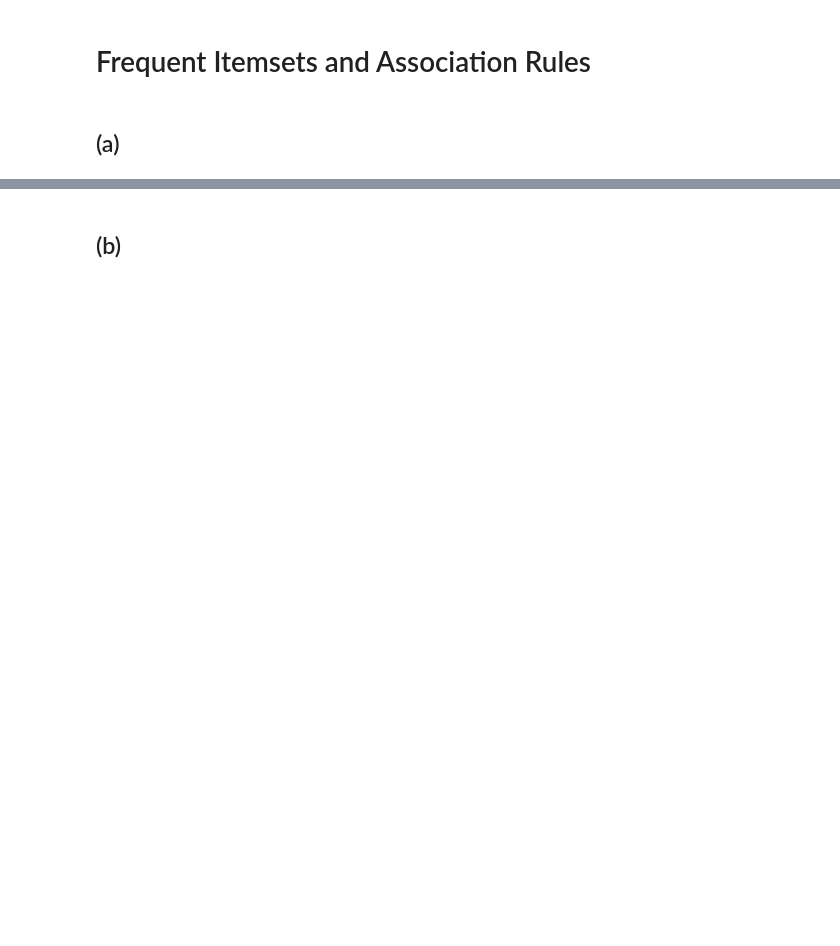
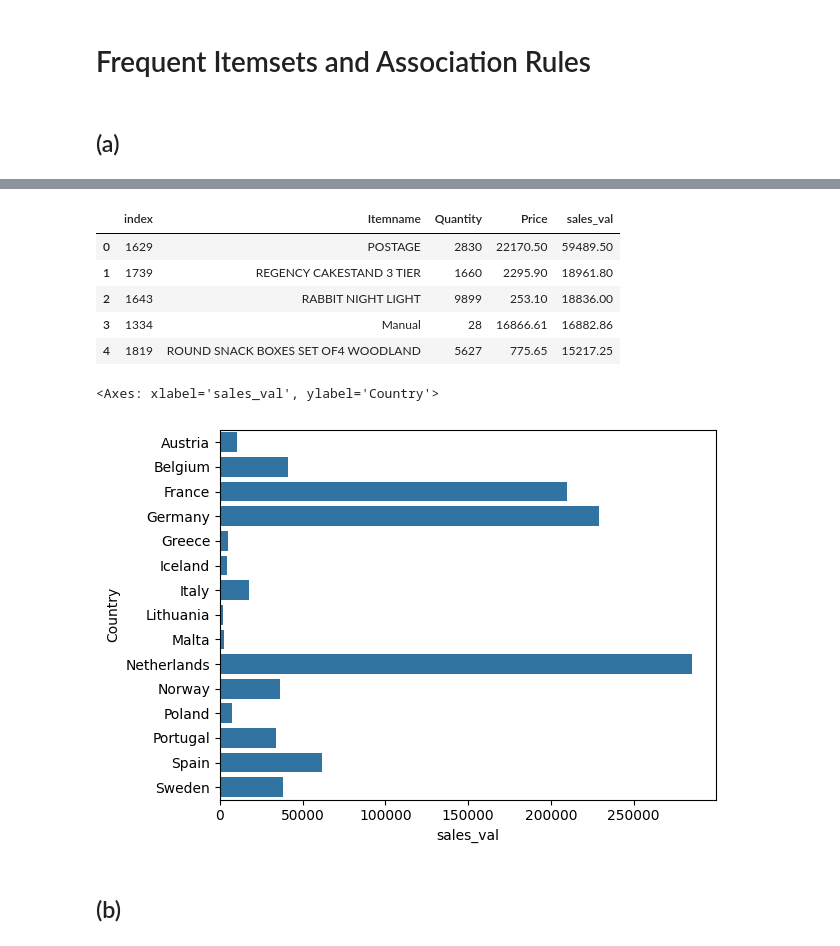
Before and after one commit to dxvidnrt/DataScience, a Jupyter notebook: assign2/01_frequent_itemsets_and_association_rules.ipynb, the cells around one changed output, grey strips where cells are left out. Drawn from its saved outputs; the diff is of its cells as text; code cells hidden in the pictures; blank space fills up the shorter version.

```diff
--- a/assign2/01_frequent_itemsets_and_association_rules.ipynb
+++ b/assign2/01_frequent_itemsets_and_association_rules.ipynb
@@ -13,5 +41,26 @@ display(data.info())
 # %%
 # Your code here
+sales_val = data.copy()
+
+sales_val["sales_val"] = data["Quantity"]*data["Price"]
+sorted_sales = sales_val.groupby("Itemname").sum().reset_index()
+sorted_sales =sorted_sales.sort_values("sales_val",ascending=False)
+sorted_sales.drop(["Country","Date","BillNo","CustomerID"],axis=1,inplace=True)
+sorted_sales.reset_index(inplace=True)
+display(sorted_sales.head())
+
+
+df_by_country  =sales_val.groupby("Country").sum().reset_index()
+sns.barplot(df_by_country,x="sales_val",y="Country",orient="h")
+# %% [output]
+|  | index | Itemname | Quantity | Price | sales_val |
+| 0 | 1629 | POSTAGE | 2830 | 22170.50 | 59489.50 |
+| 1 | 1739 | REGENCY CAKESTAND 3 TIER | 1660 | 2295.90 | 18961.80 |
+| 2 | 1643 | RABBIT NIGHT LIGHT | 9899 | 253.10 | 18836.00 |
+| 3 | 1334 | Manual | 28 | 16866.61 | 16882.86 |
+| 4 | 1819 | ROUND SNACK BOXES SET OF4 WOODLAND | 5627 | 775.65 | 15217.25 |
+<Axes: xlabel='sales_val', ylabel='Country'>
+[figure, added]
 # %% [markdown]
 ## (b)
 # %%
```
Also changed, not shown: parts of 6 cells of this notebook, 1 other file.
